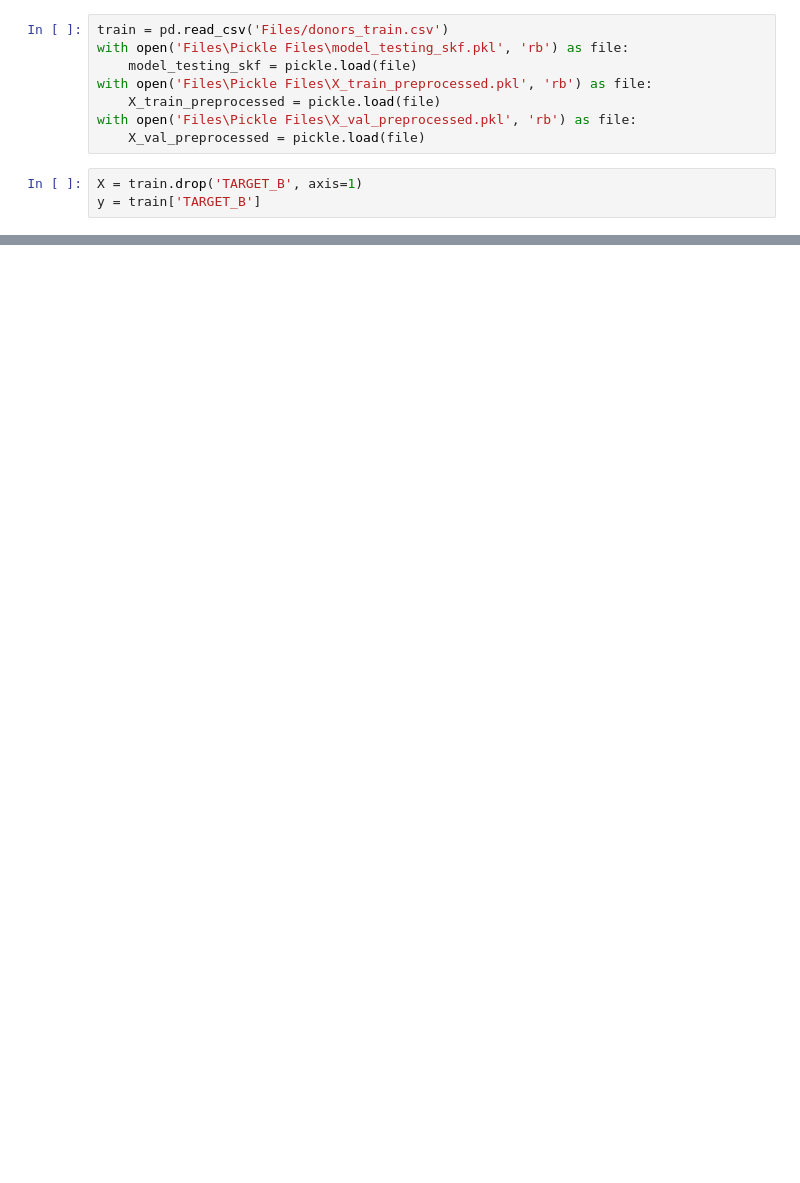
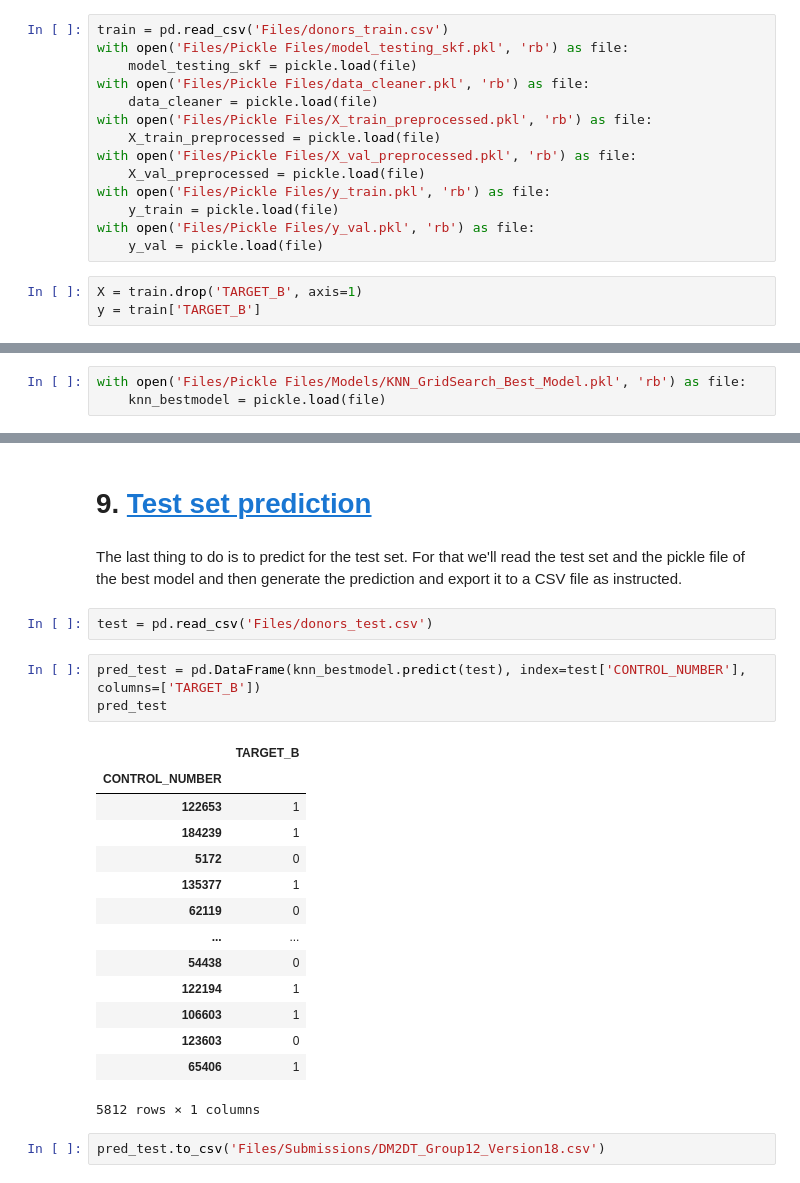
Before and after one commit to Dinis239/DM2_Project, a Jupyter notebook: Modeling/02_Modeling_KNN.ipynb, the cells around one changed output, grey strips where cells are left out. Cells and saved outputs as stored; diff of their text form; blank space fills up the shorter version.

```diff
--- a/Modeling/02_Modeling_KNN.ipynb
+++ b/Modeling/02_Modeling_KNN.ipynb
@@ -40,11 +77,17 @@ c:\Users\dinis\OneDrive\Ambiente de Trabalho\Faculdade - MGI-BI\1º ano\2º Seme
 # %%
 train = pd.read_csv('Files/donors_train.csv')
-with open('Files\Pickle Files\model_testing_skf.pkl', 'rb') as file:
+with open('Files/Pickle Files/model_testing_skf.pkl', 'rb') as file:
     model_testing_skf = pickle.load(file)
-with open('Files\Pickle Files\X_train_preprocessed.pkl', 'rb') as file:
+with open('Files/Pickle Files/data_cleaner.pkl', 'rb') as file:
+    data_cleaner = pickle.load(file)
+with open('Files/Pickle Files/X_train_preprocessed.pkl', 'rb') as file:
     X_train_preprocessed = pickle.load(file)
-with open('Files\Pickle Files\X_val_preprocessed.pkl', 'rb') as file:
+with open('Files/Pickle Files/X_val_preprocessed.pkl', 'rb') as file:
     X_val_preprocessed = pickle.load(file)
+with open('Files/Pickle Files/y_train.pkl', 'rb') as file:
+    y_train = pickle.load(file)
+with open('Files/Pickle Files/y_val.pkl', 'rb') as file:
+    y_val = pickle.load(file)
 # %%
 X = train.drop('TARGET_B', axis=1)
 y = train['TARGET_B']
@@ -140,0 +452,3 @@ plt.show()
+# %%
+with open('Files/Pickle Files/Models/KNN_GridSearch_Best_Model.pkl', 'rb') as file:
+    knn_bestmodel = pickle.load(file)
@@ -140,0 +465,26 @@ plt.show()
+# %% [markdown]
+# 9. <a id='toc9_'></a>[Test set prediction](#toc0_)
+# %% [markdown]
+The last thing to do is to predict for the test set. For that we'll read the test set and the pickle file of the best model and then generate the prediction and export it to a CSV file as instructed.
+# %%
+test = pd.read_csv('Files/donors_test.csv')
+# %%
+pred_test = pd.DataFrame(knn_bestmodel.predict(test), index=test['CONTROL_NUMBER'], columns=['TARGET_B'])
+pred_test
+# %% [output]
+|  | TARGET_B |
+| CONTROL_NUMBER |  |
+| 122653 | 1 |
+| 184239 | 1 |
+| 5172 | 0 |
+| 135377 | 1 |
+| 62119 | 0 |
+| ... | ... |
+| 54438 | 0 |
+| 122194 | 1 |
+| 106603 | 1 |
+| 123603 | 0 |
+| 65406 | 1 |
+5812 rows × 1 columns
+# %%
+pred_test.to_csv('Files/Submissions/DM2DT_Group12_Version18.csv')
```
Also changed, not shown: parts of 41 cells of this notebook, 8 other files.
